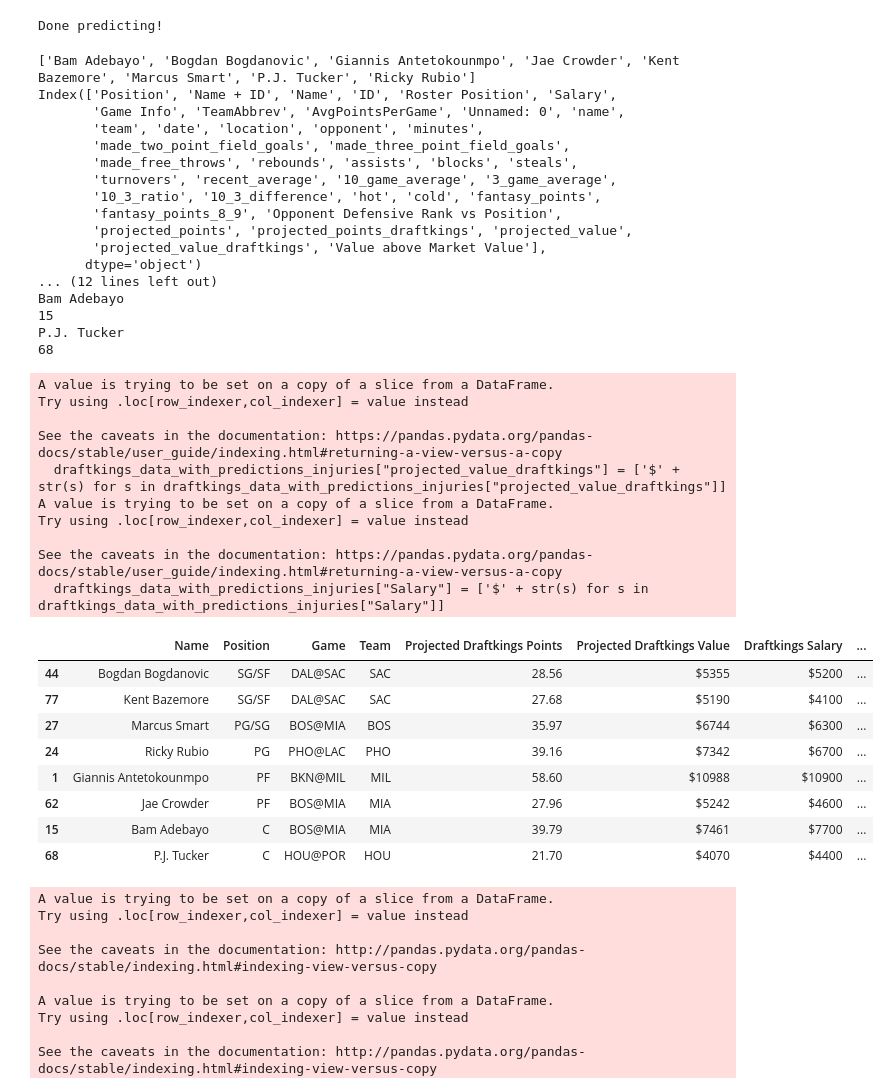
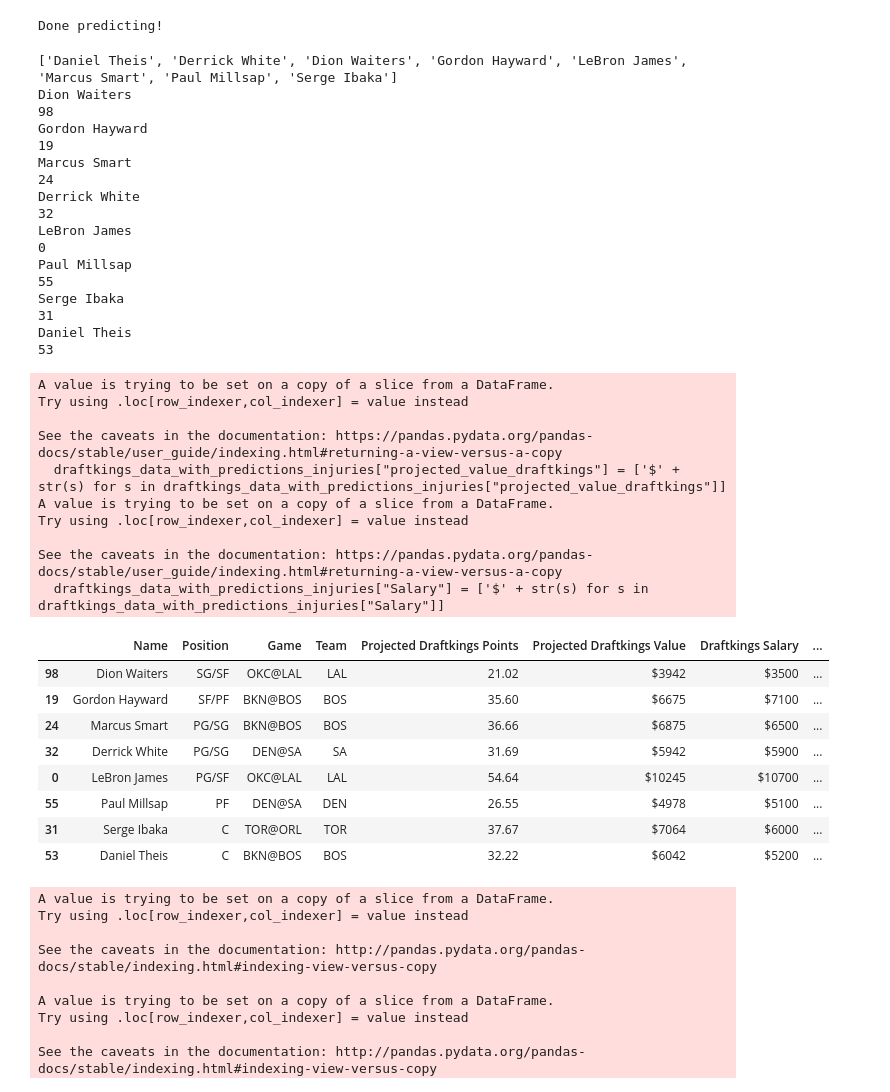
Before and after one commit to Shaviv-Hoffman-Lowitz/Sports-Analytics-Group-at-Berkeley-Machine-Learning-Project, a Jupyter notebook: final_model.ipynb, the cells around one changed output. Cells and saved outputs as stored; diff of their text form; code cells hidden in the pictures.

```diff
--- a/final_model.ipynb
+++ b/final_model.ipynb
@@ -931,7 +950,6 @@ def optimal_lineup_draftkings_games(game_date, predictions, draftkings_csv, play
     draftkings_data_with_predictions_injuries["Salary"] = ['$' + str(s) for s in draftkings_data_with_predictions_injuries["Salary"]]
     projs_in_optimal = [(draftkings_data_with_predictions_injuries.loc[i, "Name"] in optimal_lineup) for i in draftkings_data_with_predictions_injuries.index]
     lineup_return = draftkings_data_with_predictions_injuries[projs_in_optimal].sort_values(by=["Position"], ascending = False)
-    print(lineup_return.columns)
     lineup_return = lineup_return.loc[:, ["Name", "Position", "Game Info", "TeamAbbrev", 'projected_points', 'projected_value', 'projected_points_draftkings', 'projected_value_draftkings', "Salary", "Value above Market Value", "AvgPointsPerGame", '10_game_average', '3_game_average', "minutes", "made_two_point_field_goals", 'made_three_point_field_goals',
        'made_free_throws', 'rebounds', 'assists', 'blocks', 'steals', 'turnovers','hot', 'cold']].fillna(" ")
     lineup_return.columns = ["Name", "Position", "Game", "Team", 'Projected Fanduel Points', 'Projected Fanduel Value', 'Projected Draftkings Points', 'Projected Draftkings Value', "Draftkings Salary", "Value above Draftkings Value", "FPPG", '10 Game Average (Fanduel)', '3 Game Average (Fanduel)', "Minutes", "2PT FG", '3PT FG',
@@ -955,62 +973,62 @@ def optimal_lineup_draftkings_games(game_date, predictions, draftkings_csv, play
                 print(i)
                 injury_indicators.append(fanduel_statlines.loc[n, "Injury Indicator"])
                 injury_details.append(fanduel_statlines.loc[n, "Injury Details"])
             elif lineup_return.loc[i, "Name"] in punctuation_names.keys():
                 if punctuation_names[lineup_return.loc[i, "Name"]] == fanduel_statline.loc[n, "Name"]:
                     print(i)
                     injury_indicators.append(fanduel_statlines.loc[n, "Injury Indicator"])
                     injury_details.append(fanduel_statlines.loc[n, "Injury Details"])
     lineup_return["Injury Indicator"] = injury_indicators
     lineup_return["Injury Details"] = injury_details
 
     lineup_return.to_csv("./AllCSVs/optimal_draftkings_lineup_" + str(game_date.month) + "_" + str(game_date.day) + "_" + str(game_date.year) + ".csv")
     return csv_return_dfs, csv_return_projections, lineup_return
 
-preds = pd.read_csv("./AllCSVs/predictions_for_08_04_2020_unplayed.csv")
+preds = pd.read_csv("./AllCSVs/predictions_for_08_05_2020_unplayed.csv")
 
-fd_csv = "./AllCSVs/FanDuel-NBA-2020-08-04-47631-players-list.csv"
+fd_csv = "./AllCSVs/FanDuel-NBA-2020-08-05-47703-players-list.csv"
 
-dk_csv = "./AllCSVs/DKSalaries_08042020.csv"
+dk_csv = "./AllCSVs/DKSalaries_08052020.csv"
 
-optimal_lineup_draftkings_games(datetime(2020, 8, 4), preds, dk_csv, ["Kemba Walker", "Hassan Whiteside", "Meyers Leonard", "Marvin Bagley III", "Spencer Dinwiddie", "Kyrie Irving", "Trevor Ariza", "DeAndre Jordan", "Dwight Powell", "Jeremy Lamb", "Rodney Hood", "Delon Wright", "Naz Mitrou-Long", "Jabari Parker", "Zach Collins", "Alex Len", "Montrezl Harrell", "Corey Brewer"])[2]
+optimal_lineup_draftkings_games(datetime(2020, 8, 5), preds, dk_csv, ["Jamal Murray", "Bradley Beal", "Spencer Dinwiddie", "Kyrie Irving", "LaMarcus Aldridge", "DeAndre Jordan"])[2]
 # %% [output]
 Done predicting!
-['Bam Adebayo', 'Bogdan Bogdanovic', 'Giannis Antetokounmpo', 'Jae Crowder', 'Kent Bazemore', 'Marcus Smart', 'P.J. Tucker', 'Ricky Rubio']
-Index(['Position', 'Name + ID', 'Name', 'ID', 'Roster Position', 'Salary',
-       'Game Info', 'TeamAbbrev', 'AvgPointsPerGame', 'Unnamed: 0', 'name',
-       'team', 'date', 'location', 'opponent', 'minutes',
-       'made_two_point_field_goals', 'made_three_point_field_goals',
-       'made_free_throws', 'rebounds', 'assists', 'blocks', 'steals',
-       'turnovers', 'recent_average', '10_game_average', '3_game_average',
-       '10_3_ratio', '10_3_difference', 'hot', 'cold', 'fantasy_points',
-       'fantasy_points_8_9', 'Opponent Defensive Rank vs Position',
-       'projected_points', 'projected_points_draftkings', 'projected_value',
-       'projected_value_draftkings', 'Value above Market Value'],
-      dtype='object')
-... (12 lines left out)
-Bam Adebayo
-15
-P.J. Tucker
-68
+['Daniel Theis', 'Derrick White', 'Dion Waiters', 'Gordon Hayward', 'LeBron James', 'Marcus Smart', 'Paul Millsap', 'Serge Ibaka']
+Dion Waiters
+98
+Gordon Hayward
+19
+Marcus Smart
+24
+Derrick White
+32
+LeBron James
+0
+Paul Millsap
+55
+Serge Ibaka
+31
+Daniel Theis
+53
 A value is trying to be set on a copy of a slice from a DataFrame.
 Try using .loc[row_indexer,col_indexer] = value instead
 
 See the caveats in the documentation: https://pandas.pydata.org/pandas-docs/stable/user_guide/indexing.html#returning-a-view-versus-a-copy
   draftkings_data_with_predictions_injuries["projected_value_draftkings"] = ['$' + str(s) for s in draftkings_data_with_predictions_injuries["projected_value_draftkings"]]
 A value is trying to be set on a copy of a slice from a DataFrame.
 Try using .loc[row_indexer,col_indexer] = value instead
 
 See the caveats in the documentation: https://pandas.pydata.org/pandas-docs/stable/user_guide/indexing.html#returning-a-view-versus-a-copy
   draftkings_data_with_predictions_injuries["Salary"] = ['$' + str(s) for s in draftkings_data_with_predictions_injuries["Salary"]]
 |  | Name | Position | Game | Team | Projected Draftkings Points | Projected Draftkings Value | Draftkings Salary | ... |
-| 44 | Bogdan Bogdanovic | SG/SF | DAL@SAC | SAC | 28.56 | $5355 | $5200 | ... |
-| 77 | Kent Bazemore | SG/SF | DAL@SAC | SAC | 27.68 | $5190 | $4100 | ... |
-| 27 | Marcus Smart | PG/SG | BOS@MIA | BOS | 35.97 | $6744 | $6300 | ... |
-| 24 | Ricky Rubio | PG | PHO@LAC | PHO | 39.16 | $7342 | $6700 | ... |
-| 1 | Giannis Antetokounmpo | PF | BKN@MIL | MIL | 58.60 | $10988 | $10900 | ... |
-| 62 | Jae Crowder | PF | BOS@MIA | MIA | 27.96 | $5242 | $4600 | ... |
-| 15 | Bam Adebayo | C | BOS@MIA | MIA | 39.79 | $7461 | $7700 | ... |
-| 68 | P.J. Tucker | C | HOU@POR | HOU | 21.70 | $4070 | $4400 | ... |
+| 98 | Dion Waiters | SG/SF | OKC@LAL | LAL | 21.02 | $3942 | $3500 | ... |
+| 19 | Gordon Hayward | SF/PF | BKN@BOS | BOS | 35.60 | $6675 | $7100 | ... |
+| 24 | Marcus Smart | PG/SG | BKN@BOS | BOS | 36.66 | $6875 | $6500 | ... |
+| 32 | Derrick White | PG/SG | DEN@SA | SA | 31.69 | $5942 | $5900 | ... |
+| 0 | LeBron James | PG/SF | OKC@LAL | LAL | 54.64 | $10245 | $10700 | ... |
+| 55 | Paul Millsap | PF | DEN@SA | DEN | 26.55 | $4978 | $5100 | ... |
+| 31 | Serge Ibaka | C | TOR@ORL | TOR | 37.67 | $7064 | $6000 | ... |
+| 53 | Daniel Theis | C | BKN@BOS | BOS | 32.22 | $6042 | $5200 | ... |
 # %%
 def regression_by_sample(start_date, end_date, sample_size, weight):
     full_df = box_scores_for_range_of_days(start_date, end_date)
```
Also changed, not shown: parts of 4 cells of this notebook, 10 other files.
